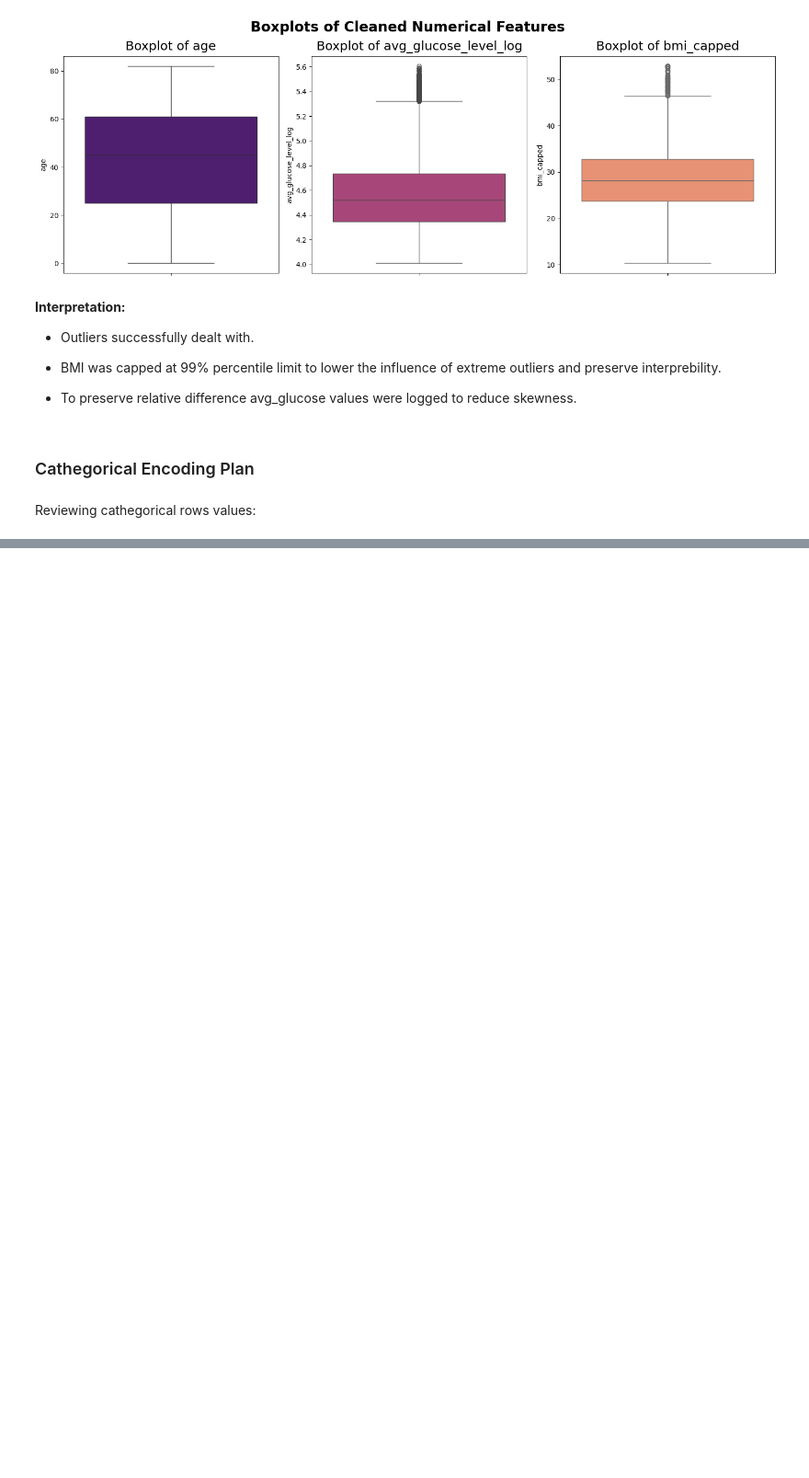
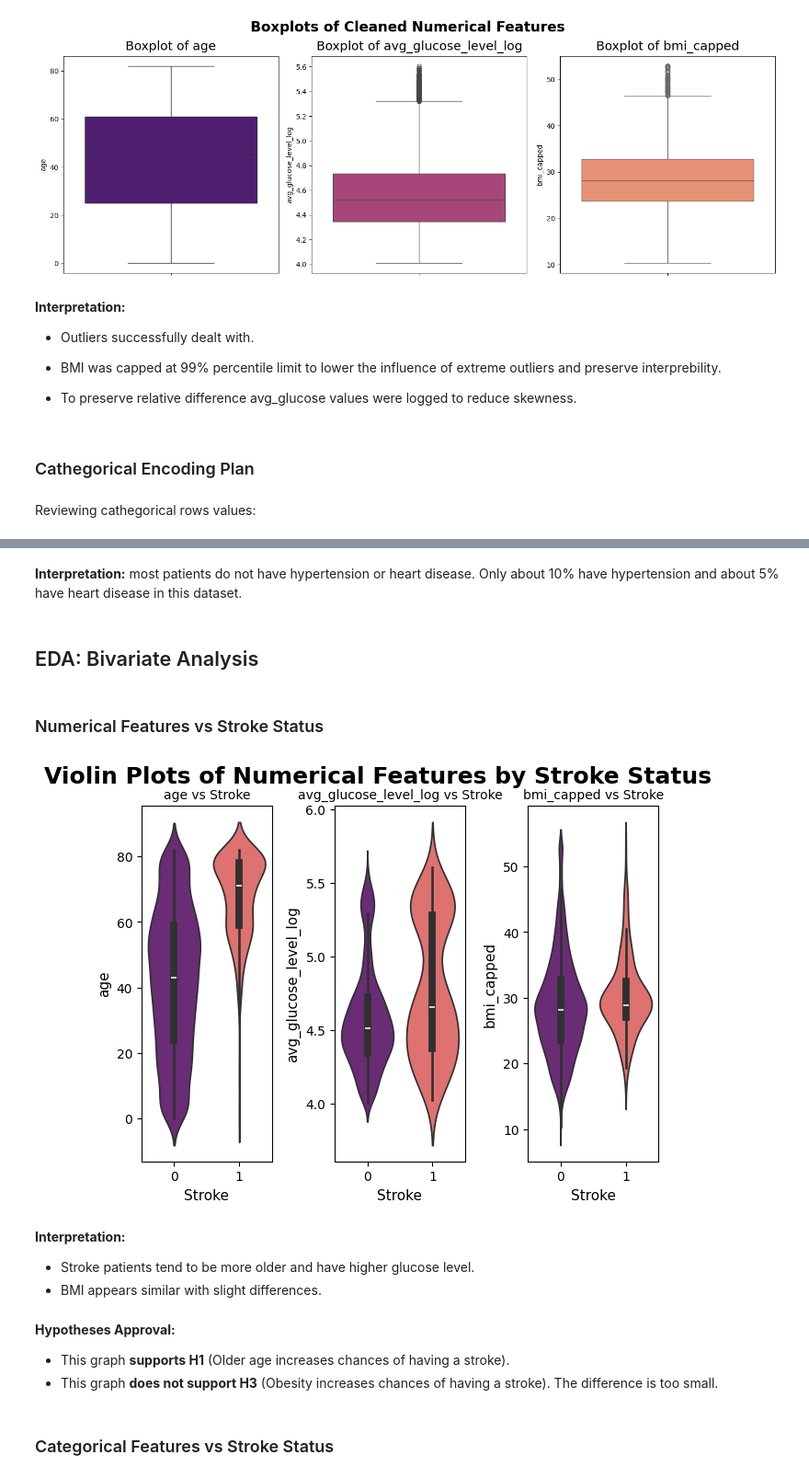
Before and after one commit to Duccard/stroke_risk_prediction, a Jupyter notebook: StrokeRiskPredictionModel.ipynb, the cells around one changed output, grey strips where cells are left out. Shown at 92% size. Saved outputs shown, nothing was run; the diff lists cells and outputs as text; code cells hidden in the pictures; blank space fills up the shorter version.

```diff
--- a/StrokeRiskPredictionModel.ipynb
+++ b/StrokeRiskPredictionModel.ipynb
@@ -350,0 +509,36 @@ For variables with 3 categories or more I will use OneHot Encoding. That include
+# %% [markdown]
+**Interpretation:** most patients do not have hypertension or heart disease. Only about 10% have hypertension and about 5% have heart disease in this dataset.
+# %% [markdown]
+## EDA: Bivariate Analysis
+# %% [markdown]
+### Numerical Features vs Stroke Status
+# %%
+for i, col in enumerate(num_cols_cleaned, 1):
+    plt.subplot(1, 3, i)
+    sns.violinplot(
+        x="stroke", y=col, data=df, palette="magma", hue="stroke", legend=False
+    )
+    plt.title(f"{col} vs Stroke", fontsize=10)
+    plt.xlabel("Stroke", fontsize=11)
+    plt.ylabel(col, fontsize=11)
+
+plt.tight_layout()
+plt.suptitle(
+    "Violin Plots of Numerical Features by Stroke Status",
+    fontsize=18,
+    weight="bold",
+    y=1.02,
+)
+plt.show()
+# %% [output]
+[figure, added]
+# %% [markdown]
+**Interpretation:**
+- Stroke patients tend to be more older and have higher glucose level.
+- BMI appears similar with slight differences.
+# %% [markdown]
+**Hypotheses Approval:**
+- This graph **supports H1** (Older age increases chances of having a stroke).
+- This graph **does not support H3** (Obesity increases chances of having a stroke). The difference is too small.
+# %% [markdown]
+### Categorical Features vs Stroke Status
```
Also changed, not shown: parts of 40 cells of this notebook.
